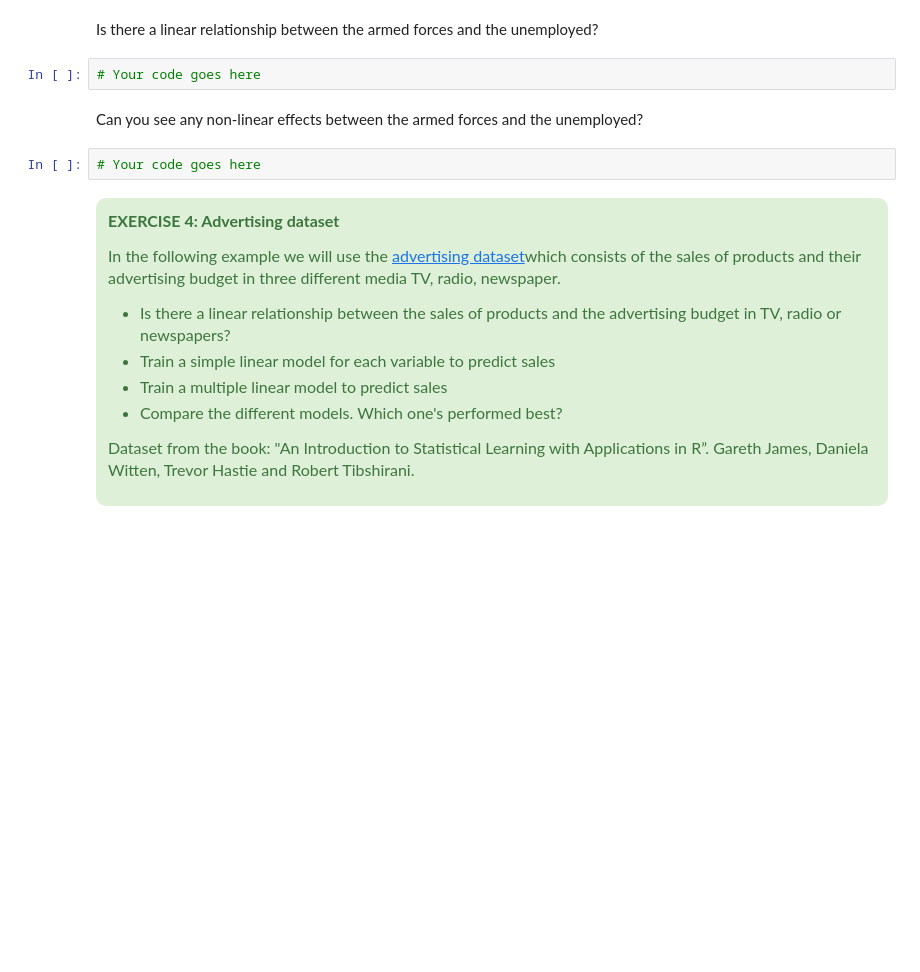
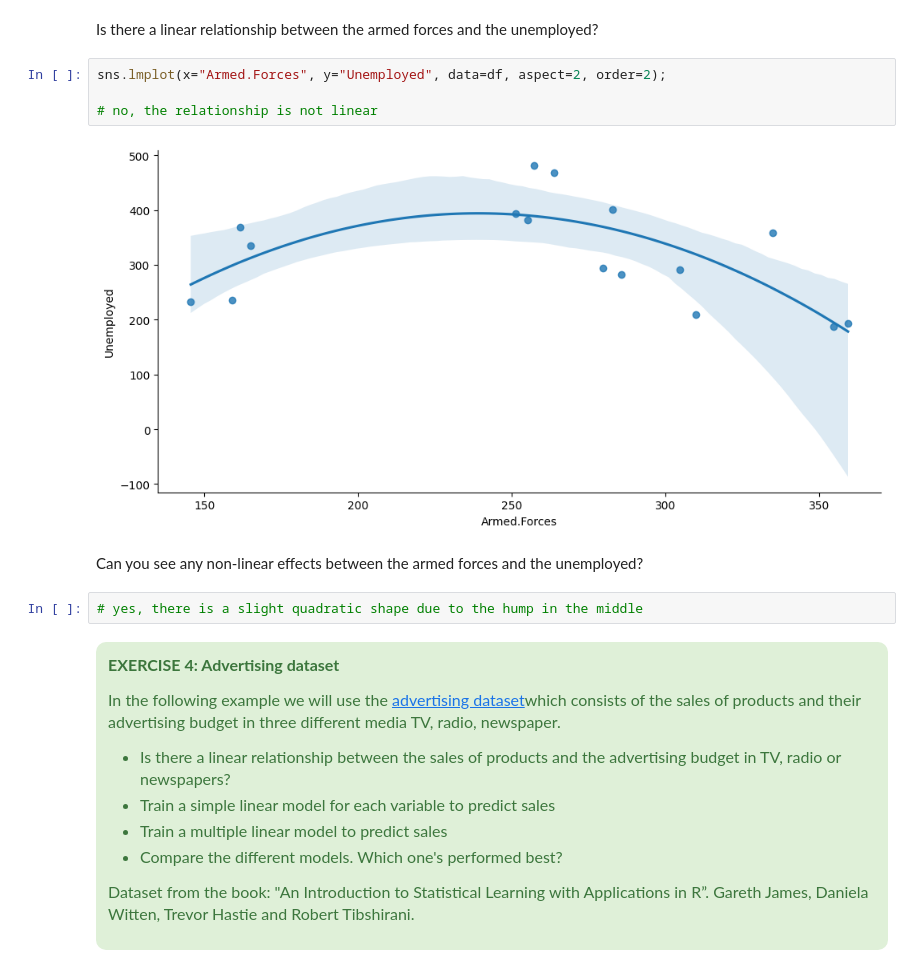
Before and after one commit to chandlershortlidge/lab-dsai-regression-exercises, a Jupyter notebook: your-code/main.ipynb, the cells around one changed output. Cells and saved outputs as stored; diff of their text form; blank space fills up the shorter version.

```diff
--- a/your-code/main.ipynb
+++ b/your-code/main.ipynb
@@ -533,11 +541,15 @@ Is there a linear relationship between the population and the Total Derived Empl
 # %% [markdown]
 Is there a linear relationship between the armed forces and the unemployed?
-# %%
-# Your code goes here
+# %%
+sns.lmplot(x="Armed.Forces", y="Unemployed", data=df, aspect=2, order=2);
+
+# no, the relationship is not linear
+# %% [output]
+[figure, added]
 # %% [markdown]
 Can you see any non-linear effects between the armed forces and the unemployed?
-# %%
-# Your code goes here
+# %%
+# yes, there is a slight quadratic shape due to the hump in the middle
 # %% [markdown]
 <div class="alert alert-success" style = "border-radius:10px;border-width:3px;border-color:darkgreen;font-family:Verdana,sans-serif;font-size:16px;">
 
```
Also changed, not shown: parts of 4 cells of this notebook.
